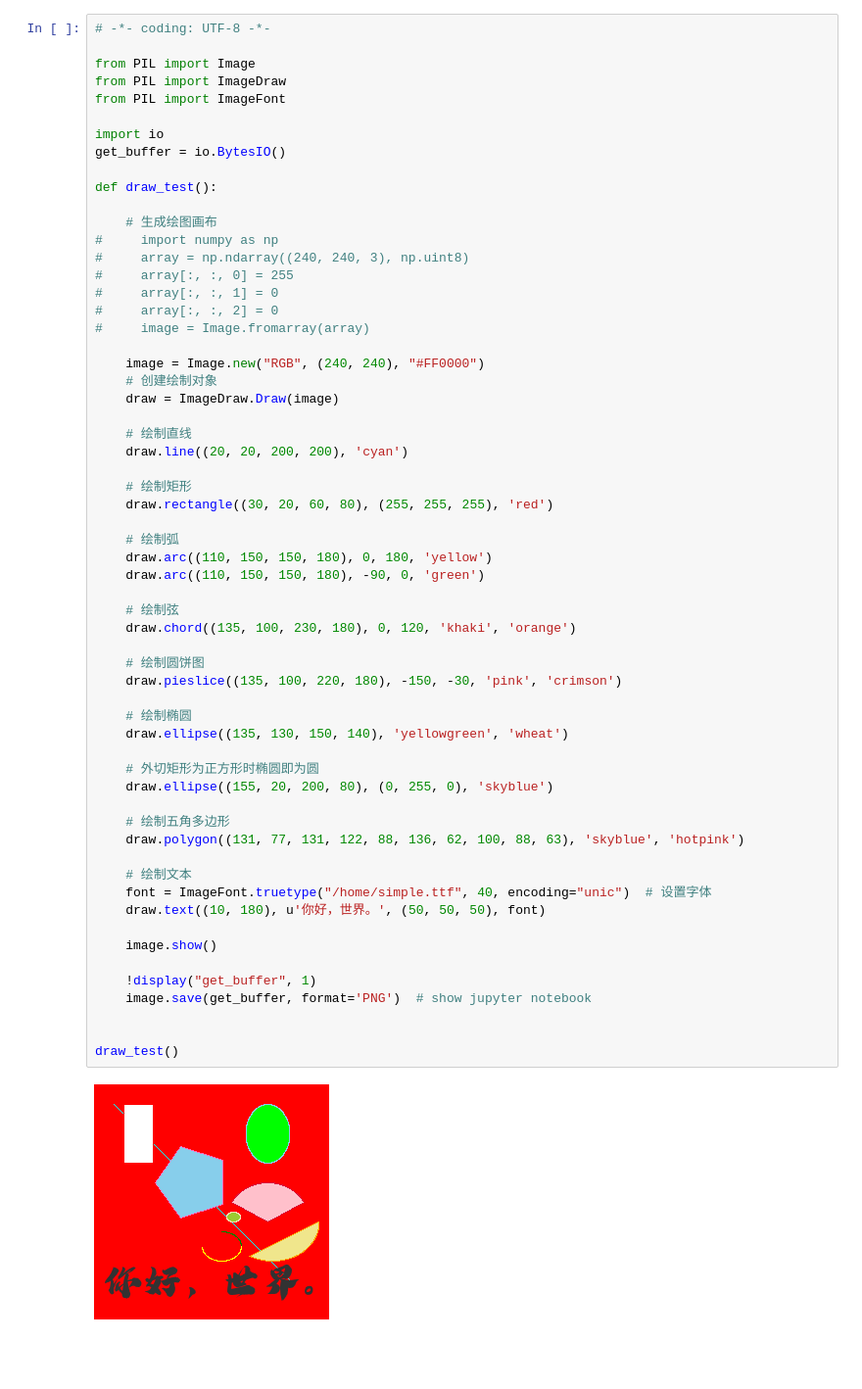
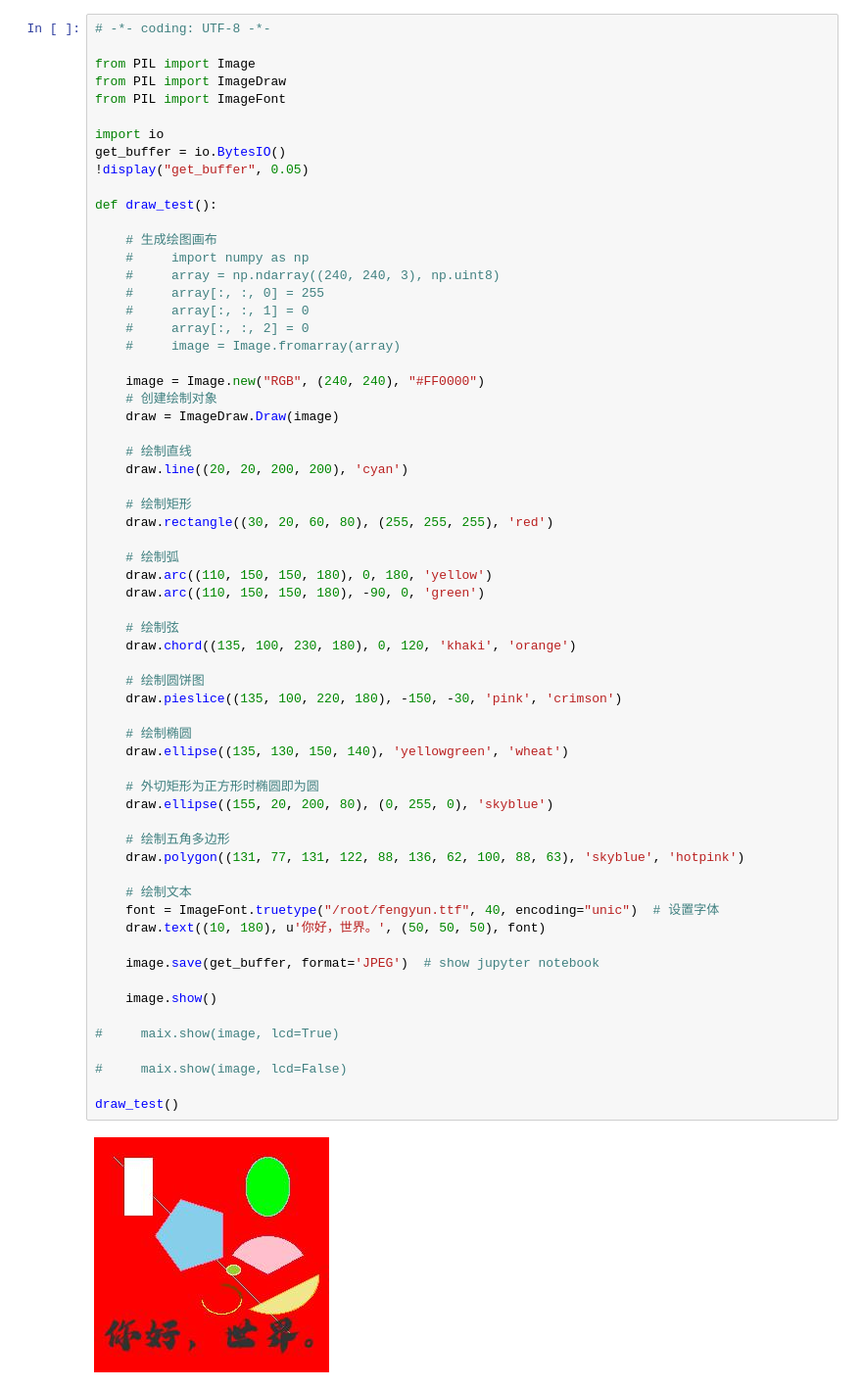
Before and after one commit to sipeed/rpyc_ikernel, a Jupyter notebook: examples/test_lcd.ipynb, the cells around one changed output. Shown at 98% size. Drawn from its saved outputs; the diff is of its cells as text; blank space fills up the shorter version.

```diff
--- a/examples/test_lcd.ipynb
+++ b/examples/test_lcd.ipynb
@@ -25,16 +25,17 @@ from PIL import ImageFont
 
 import io
 get_buffer = io.BytesIO()
+!display("get_buffer", 0.05)
 
 def draw_test():
 
     # 生成绘图画布
-#     import numpy as np
-#     array = np.ndarray((240, 240, 3), np.uint8)
-#     array[:, :, 0] = 255
-#     array[:, :, 1] = 0
-#     array[:, :, 2] = 0
-#     image = Image.fromarray(array)
+    #     import numpy as np
+    #     array = np.ndarray((240, 240, 3), np.uint8)
+    #     array[:, :, 0] = 255
+    #     array[:, :, 1] = 0
+    #     array[:, :, 2] = 0
+    #     image = Image.fromarray(array)
 
     image = Image.new("RGB", (240, 240), "#FF0000")
     # 创建绘制对象
@@ -47,34 +48,36 @@ def draw_test():
     draw.rectangle((30, 20, 60, 80), (255, 255, 255), 'red')
 
     # 绘制弧
     draw.arc((110, 150, 150, 180), 0, 180, 'yellow')
     draw.arc((110, 150, 150, 180), -90, 0, 'green')
 
     # 绘制弦
     draw.chord((135, 100, 230, 180), 0, 120, 'khaki', 'orange')
 
     # 绘制圆饼图
     draw.pieslice((135, 100, 220, 180), -150, -30, 'pink', 'crimson')
 
     # 绘制椭圆
     draw.ellipse((135, 130, 150, 140), 'yellowgreen', 'wheat')
 
     # 外切矩形为正方形时椭圆即为圆
     draw.ellipse((155, 20, 200, 80), (0, 255, 0), 'skyblue')
 
     # 绘制五角多边形
     draw.polygon((131, 77, 131, 122, 88, 136, 62, 100, 88, 63), 'skyblue', 'hotpink')
 
     # 绘制文本
-    font = ImageFont.truetype("/home/simple.ttf", 40, encoding="unic")  # 设置字体
+    font = ImageFont.truetype("/root/fengyun.ttf", 40, encoding="unic")  # 设置字体
     draw.text((10, 180), u'你好，世界。', (50, 50, 50), font)
+
+    image.save(get_buffer, format='JPEG')  # show jupyter notebook
 
     image.show()
 
-    !display("get_buffer", 1)
-    image.save(get_buffer, format='PNG')  # show jupyter notebook
+#     maix.show(image, lcd=True)
 
+#     maix.show(image, lcd=False)
 
 draw_test()
 # %% [output]
-[figure, old version]
+[figure, new version]
```
Also changed, not shown: parts of 1 cell of this notebook, 6 other files.
